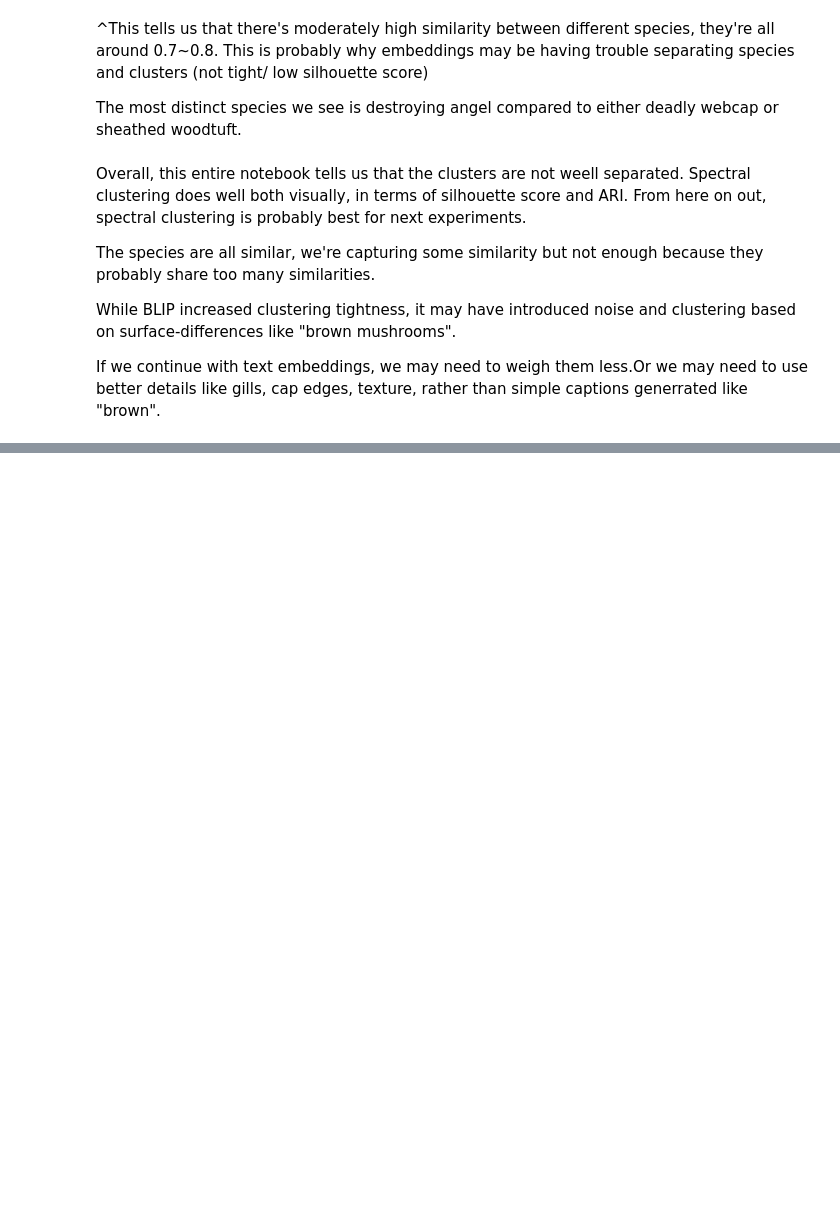
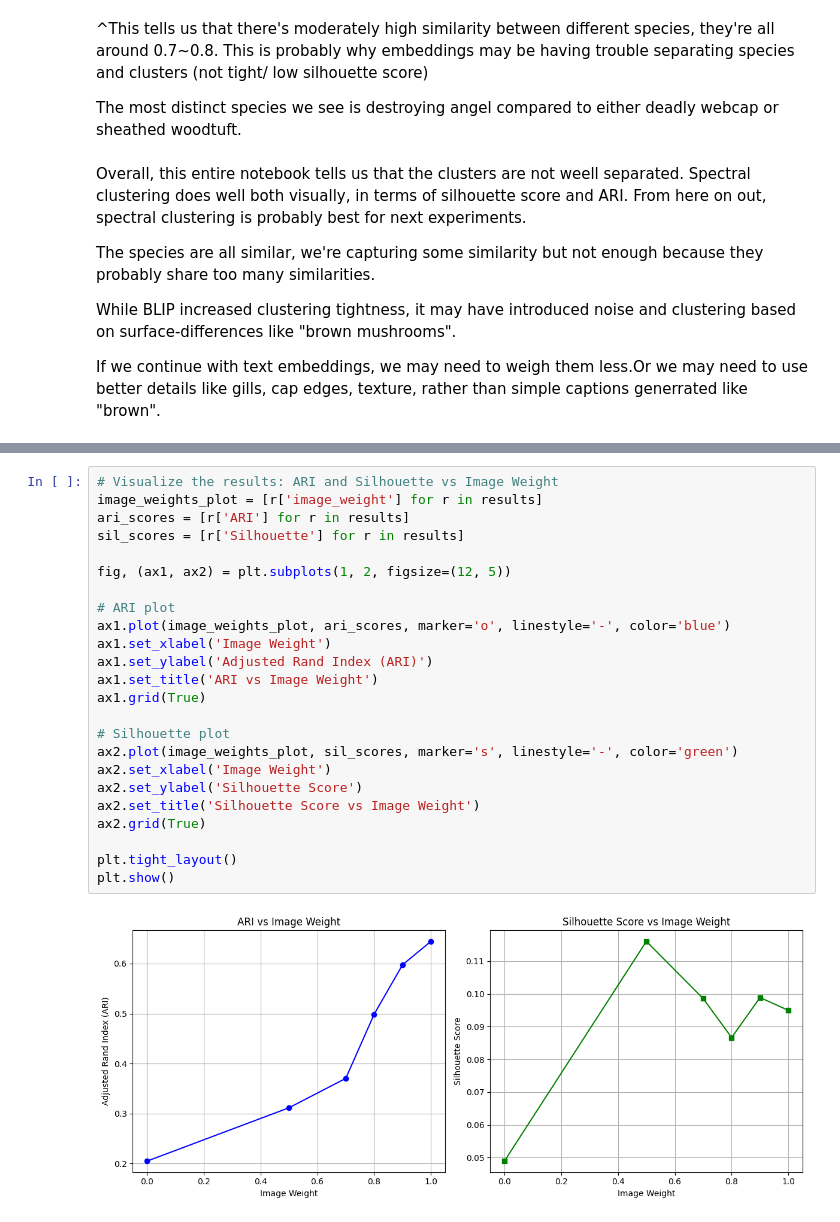
Before and after one commit to mwsong/COGS118B_FA25_Project, a Jupyter notebook: all_embeds_tests.ipynb, the cells around one changed output, grey strips where cells are left out. Cells and saved outputs as stored; diff of their text form; blank space fills up the shorter version.

Commit message:
Testing on different image and text embed weights

```diff
--- a/all_embeds_tests.ipynb
+++ b/all_embeds_tests.ipynb
@@ -278,0 +357,26 @@ If we continue with text embeddings, we may need to weigh them less.Or we may ne
+# %%
+# Visualize the results: ARI and Silhouette vs Image Weight
+image_weights_plot = [r['image_weight'] for r in results]
+ari_scores = [r['ARI'] for r in results]
+sil_scores = [r['Silhouette'] for r in results]
+
+fig, (ax1, ax2) = plt.subplots(1, 2, figsize=(12, 5))
+
+# ARI plot
+ax1.plot(image_weights_plot, ari_scores, marker='o', linestyle='-', color='blue')
+ax1.set_xlabel('Image Weight')
+ax1.set_ylabel('Adjusted Rand Index (ARI)')
+ax1.set_title('ARI vs Image Weight')
+ax1.grid(True)
+
+# Silhouette plot
+ax2.plot(image_weights_plot, sil_scores, marker='s', linestyle='-', color='green')
+ax2.set_xlabel('Image Weight')
+ax2.set_ylabel('Silhouette Score')
+ax2.set_title('Silhouette Score vs Image Weight')
+ax2.grid(True)
+
+plt.tight_layout()
+plt.show()
+# %% [output]
+[figure, added]
```
Also changed, not shown: parts of 7 cells of this notebook.
